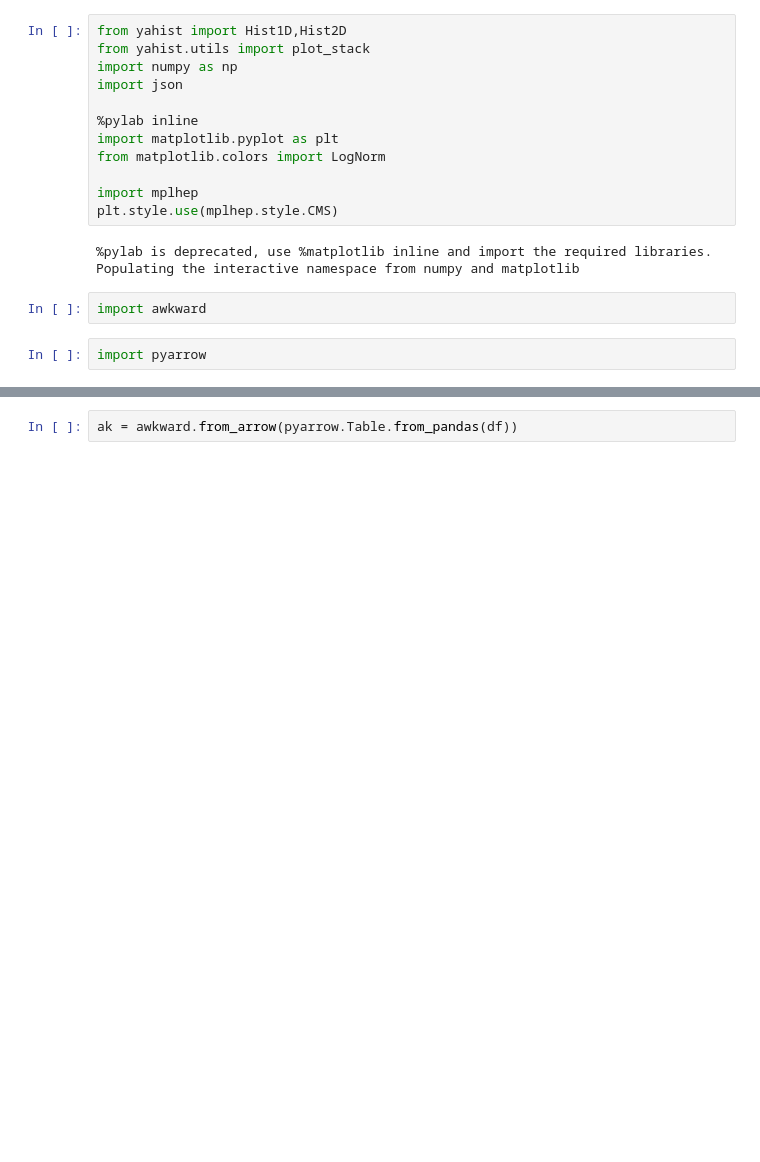
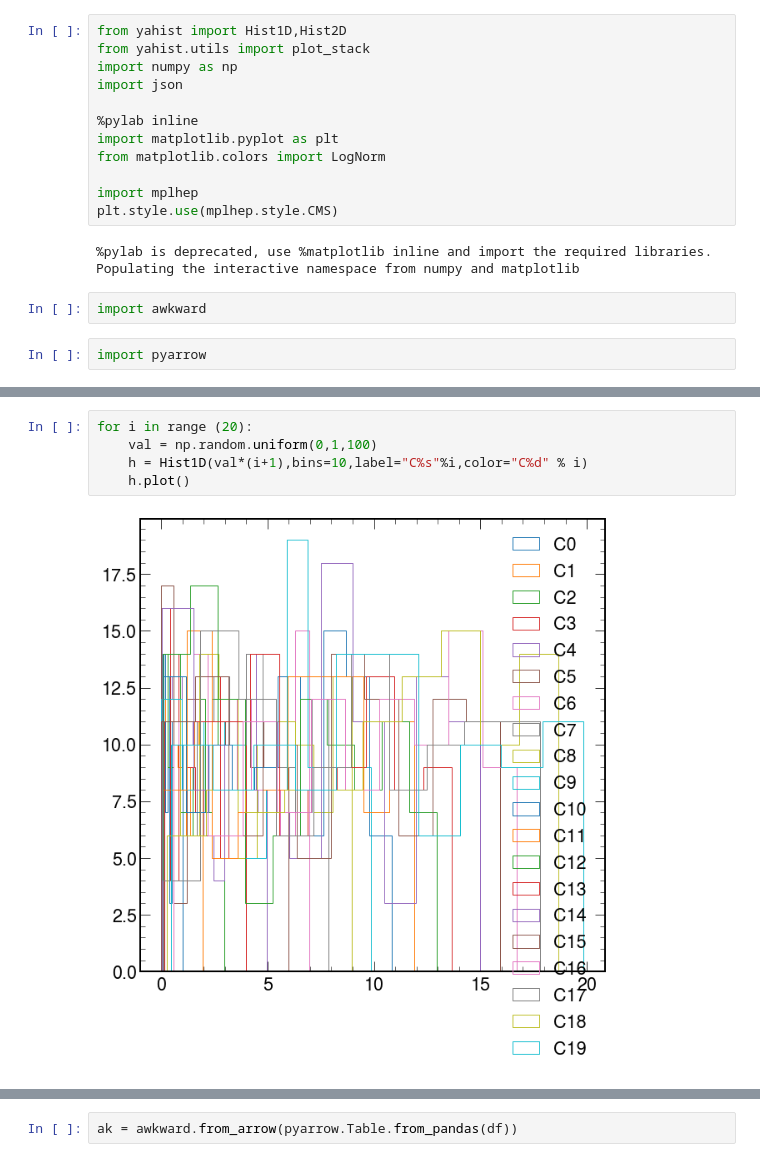
Before and after one commit to cmstas/HggAnalysisDev, a Jupyter notebook: MVAs/scripts/checkDF.ipynb, the cells around one changed output, grey strips where cells are left out. Cells and saved outputs as stored; diff of their text form; blank space fills up the shorter version.

```diff
--- a/MVAs/scripts/checkDF.ipynb
+++ b/MVAs/scripts/checkDF.ipynb
@@ -21,0 +26,7 @@ import pyarrow
+# %%
+for i in range (20):
+    val = np.random.uniform(0,1,100)
+    h = Hist1D(val*(i+1),bins=10,label="C%s"%i,color="C%d" % i)
+    h.plot()
+# %% [output]
+[figure, added]
```
Also changed, not shown: parts of 47 cells of this notebook, 24 other files.
